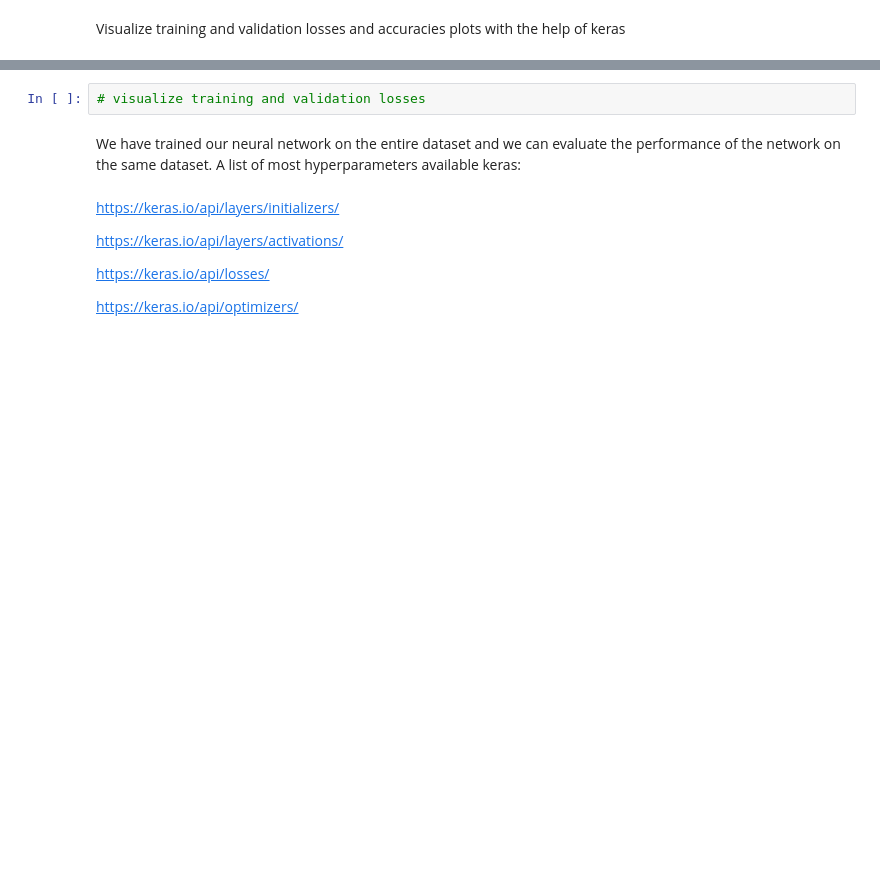
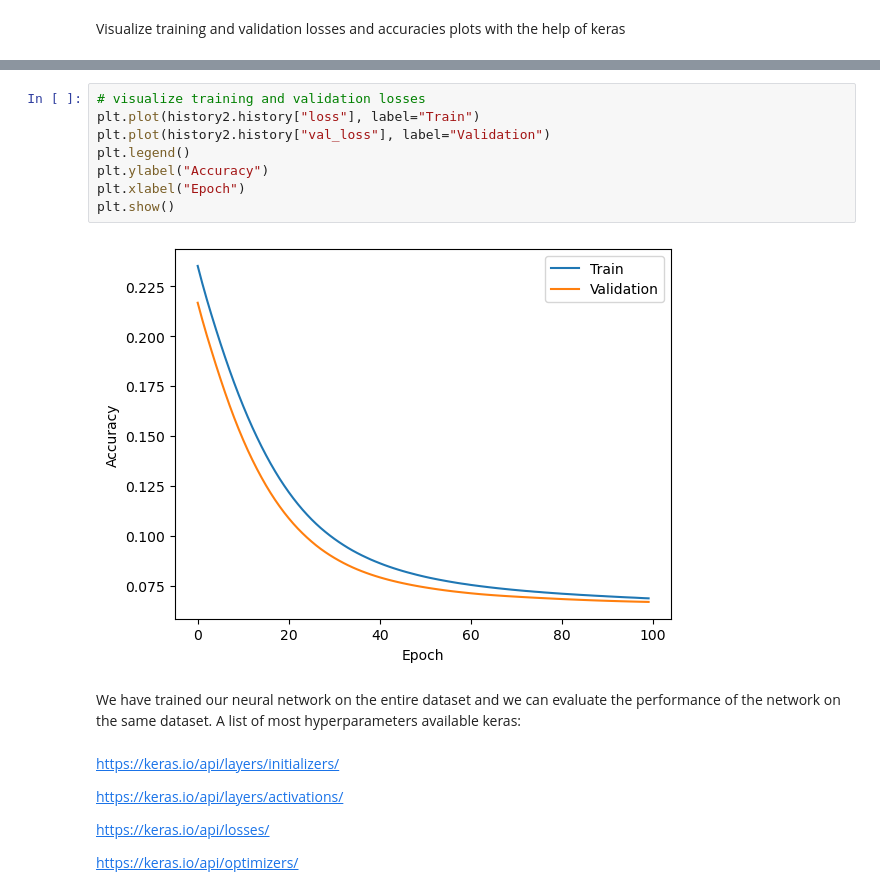
Before and after one commit to dubois-j/CampNum-ML5, a Jupyter notebook: Notebooks/ML5_keras_J1.ipynb, the cells around one changed output, grey strips where cells are left out. Drawn from its saved outputs; the diff is of its cells as text; blank space fills up the shorter version.

```diff
--- a/Notebooks/ML5_keras_J1.ipynb
+++ b/Notebooks/ML5_keras_J1.ipynb
@@ -141,5 +207,13 @@ import matplotlib.pyplot as plt
-# %%
-# visualize training and validation losses
+# %%
+# visualize training and validation losses
+plt.plot(history2.history["loss"], label="Train")
+plt.plot(history2.history["val_loss"], label="Validation")
+plt.legend()
+plt.ylabel("Accuracy")
+plt.xlabel("Epoch")
+plt.show()
+# %% [output]
+[figure, added]
 # %% [markdown]
 We have trained our neural network on the entire dataset and we can evaluate the performance of the network on the same dataset. A list of most hyperparameters available keras:
 # %% [markdown]
```
Also changed, not shown: parts of 24 cells of this notebook.
